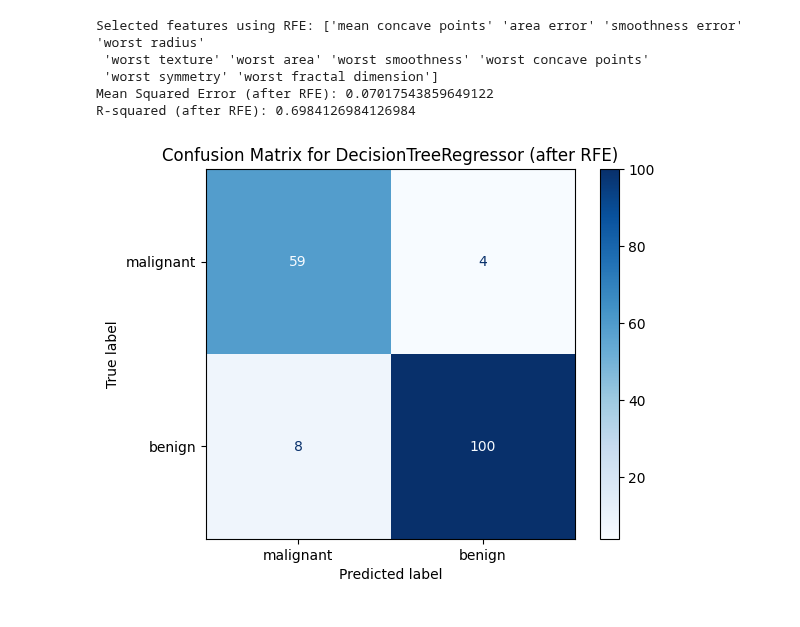
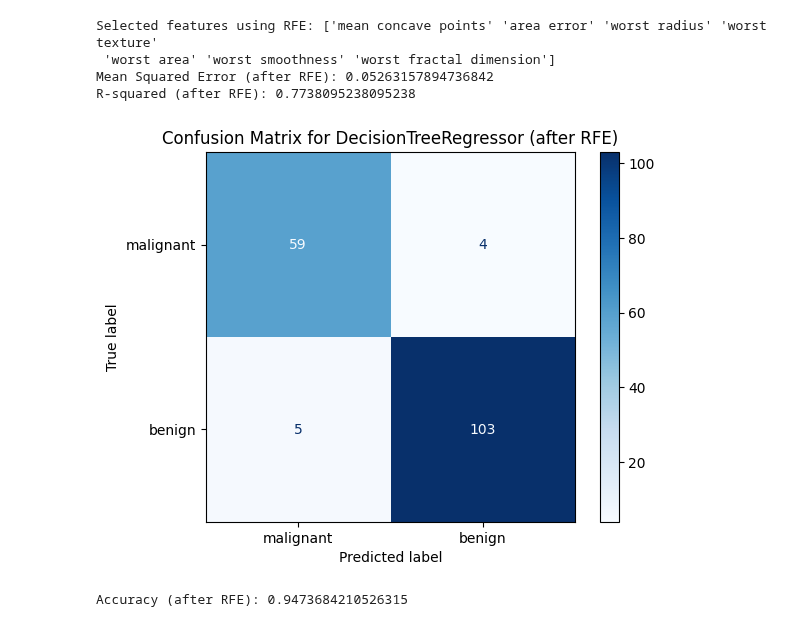
Before and after one commit to sabbir2609/edge_course, a Jupyter notebook: notebooks/decision_trees.ipynb, the cells around one changed output. Drawn from its saved outputs; the diff is of its cells as text; code cells hidden in the pictures.

```diff
--- a/notebooks/decision_trees.ipynb
+++ b/notebooks/decision_trees.ipynb
@@ -98,7 +103,7 @@ Selected features: ['mean concave points' 'worst radius' 'worst texture' 'worst
 from sklearn.feature_selection import RFE
 
 # Create the RFE model and select 10 attributes
-rfe = RFE(estimator=regressor, n_features_to_select=10)
+rfe = RFE(estimator=regressor, n_features_to_select=7)
 rfe.fit(X_train_scaled, y_train)
 
 # Get the selected features
@@ -109,36 +114,40 @@ print("Selected features using RFE:", selected_features_rfe)
 X_train_rfe = rfe.transform(X_train_scaled)
 X_test_rfe = rfe.transform(X_test_scaled)
 
 # Train a new model using the selected features
 regressor_rfe = DecisionTreeRegressor(random_state=42)
 regressor_rfe.fit(X_train_rfe, y_train)
 
 # Predict on the test set using the selected features
 y_pred_rfe = regressor_rfe.predict(X_test_rfe)
 
 # Since we have a binary classification problem, we can round predictions to 0 or 1
 y_pred_rounded_rfe = np.round(y_pred_rfe)
 
 # Evaluate the model using Mean Squared Error (MSE) and R-squared
 mse_rfe = mean_squared_error(y_test, y_pred_rounded_rfe)
 r2_rfe = r2_score(y_test, y_pred_rounded_rfe)
 
 # Print performance metrics
 print("Mean Squared Error (after RFE):", mse_rfe)
 print("R-squared (after RFE):", r2_rfe)
 
 # Confusion Matrix
 cm_rfe = confusion_matrix(y_test, y_pred_rounded_rfe)
 
 # Display the Confusion Matrix using ConfusionMatrixDisplay
 disp_rfe = ConfusionMatrixDisplay(confusion_matrix=cm_rfe, display_labels=data.target_names)
 disp_rfe.plot(cmap=plt.cm.Blues)
 plt.title("Confusion Matrix for DecisionTreeRegressor (after RFE)")
 plt.show()
+
+# Accuracy
+accuracy_rfe = np.mean(y_test == y_pred_rounded_rfe)
+print("Accuracy (after RFE):", accuracy_rfe)
 # %% [output]
-Selected features using RFE: ['mean concave points' 'area error' 'smoothness error' 'worst radius'
- 'worst texture' 'worst area' 'worst smoothness' 'worst concave points'
- 'worst symmetry' 'worst fractal dimension']
-Mean Squared Error (after RFE): 0.07017543859649122
-R-squared (after RFE): 0.6984126984126984
+Selected features using RFE: ['mean concave points' 'area error' 'worst radius' 'worst texture'
+ 'worst area' 'worst smoothness' 'worst fractal dimension']
+Mean Squared Error (after RFE): 0.05263157894736842
+R-squared (after RFE): 0.7738095238095238
-[figure, old version]
+[figure, new version]
+Accuracy (after RFE): 0.9473684210526315
```
Also changed, not shown: parts of 2 cells of this notebook.
